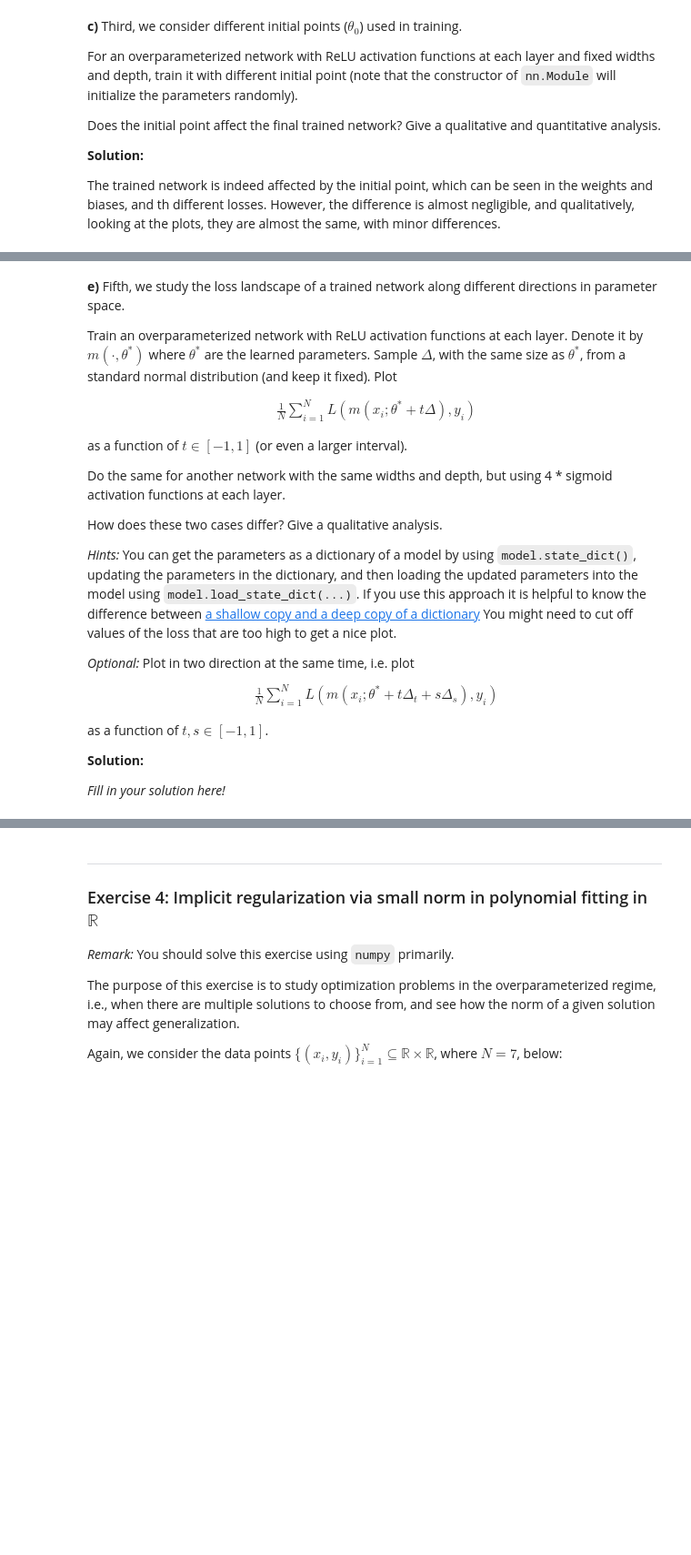
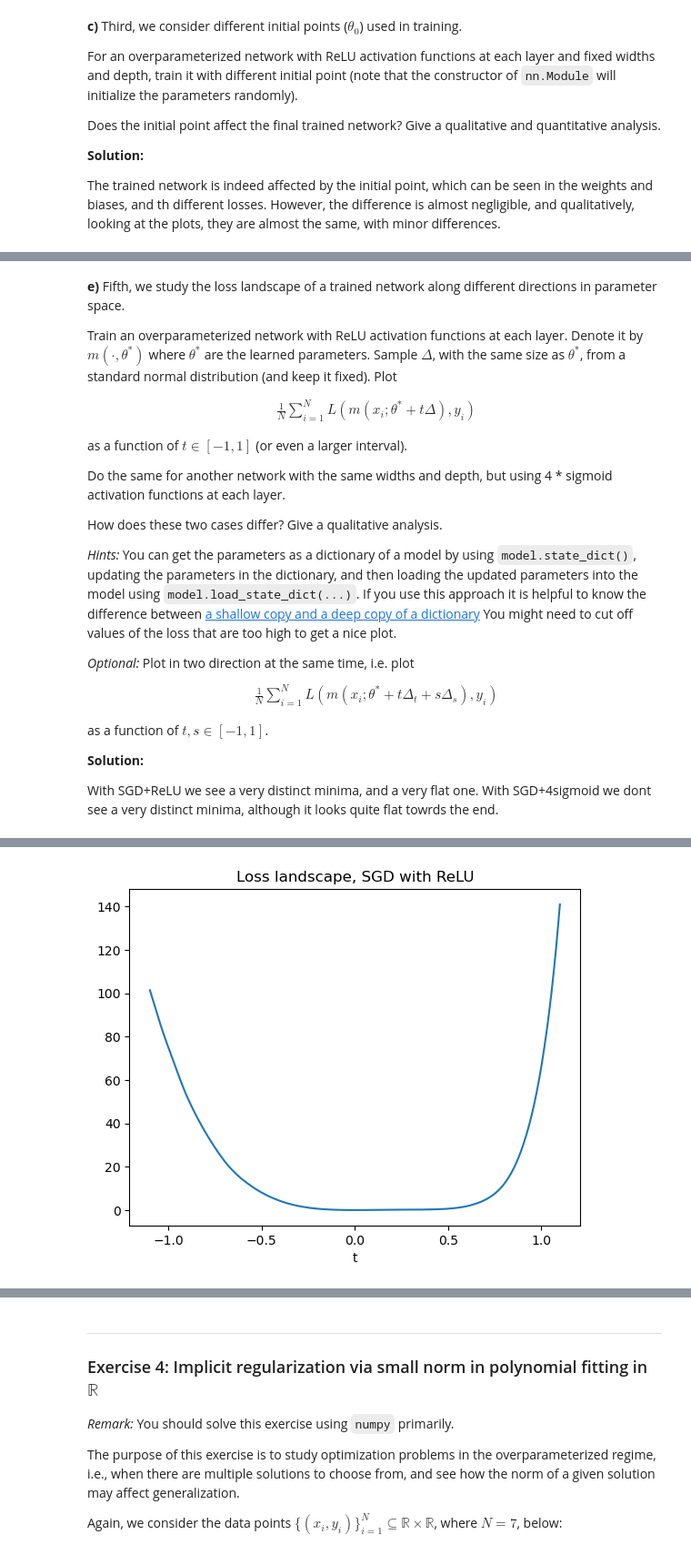
Before and after one commit to AliBakly/Optimization-For-Learning, a Jupyter notebook: Hand_Ins/Hand_In_2/handin2.ipynb, the cells around one changed output, grey strips where cells are left out. Shown at 91% size. Cells and saved outputs as stored; diff of their text form; code cells hidden in the pictures; blank space fills up the shorter version.

```diff
--- a/Hand_Ins/Hand_In_2/handin2.ipynb
+++ b/Hand_Ins/Hand_In_2/handin2.ipynb
@@ -1739,4 +1826,4 @@ as a function of $t,s\in[-1,1]$.
 
 __Solution:__
 
-_Fill in your solution here!_
+With SGD+ReLU we see a very distinct minima, and a very flat one. With SGD+4sigmoid we dont see a very distinct minima, although it looks quite flat towrds the end.
@@ -1744,0 +1830,73 @@ _Fill in your solution here!_
+# %%
+import copy
+
+class model(nn.Module):
+    def __init__(self):
+        super().__init__()
+        self.linear1 = nn.Linear(in_features=1, out_features=10)
+        self.linear2 = nn.Linear(in_features=10, out_features=10)
+        self.linear3 = nn.Linear(in_features=10, out_features=10)
+        self.linear4 = nn.Linear(in_features=10, out_features=1)
+
+    def forward(self, x):
+        x = self.linear1(x)
+        x = F.relu(x)
+        x = self.linear2(x)
+        x = F.relu(x)
+        x = self.linear3(x)
+        x = F.relu(x)
+        x = self.linear4(x)
+        return x
+
+model = model()
+loss_fn = nn.MSELoss()
+optimizer = optim.SGD(model.parameters(), lr=0.1)
+
+for epoch in range(2000):
+    losses_in_epoch = []
+    for batch in data_loader:
+        batch_x, batch_y = batch
+        pred = model(batch_x)
+        loss = loss_fn(pred, batch_y)
+        losses_in_epoch.append(loss)
+        loss.backward()
+        optimizer.step()
+        optimizer.zero_grad()
+
+    if epoch % 100 == 0:
+        print('Epoch: {}\tLoss: {}'.format(epoch, sum(losses_in_epoch)/len(losses_in_epoch)))
+
+    theta_star = copy.deepcopy(model.state_dict())
+    delta = {}
+
+    for i in theta_star.keys():
+        delta[i] = np.random.normal(0,1,np.shape(theta_star[i]))
+
+t_vec = np.linspace(-1,1,1000)
+avg_loss_vec = []
+
+for t in t_vec:
+
+    for batch in data_loader:
+        batch_x,batch_y = batch
+        new_thetas = {}
+        loss_vec = []
+        for i in theta_star.keys():
+            new_thetas[i] = theta_star[i] + t*delta[i]
+
+        model.load_state_dict(new_thetas)
+
+        new_pred = model(batch_x)
+
+        loss = loss_fn(new_pred,batch_y).detach().numpy()
+        loss_vec.append(loss)
+        avg_loss_vec.append(np.mean(loss_vec))
+
+with torch.no_grad():
+    x = np.linspace(-1.1, 1.1, num = 1000)
+
+    fig, axes = plt.subplots(dpi=100)
+    axes.plot(x,avg_loss_vec)
+    plt.title("Loss landscape, SGD with ReLU")
+    plt.xlabel("t")
+# %% [output]
@@ -1744,0 +1923 @@ _Fill in your solution here!_
+[figure, added]
```
Also changed, not shown: parts of 47 cells of this notebook.
